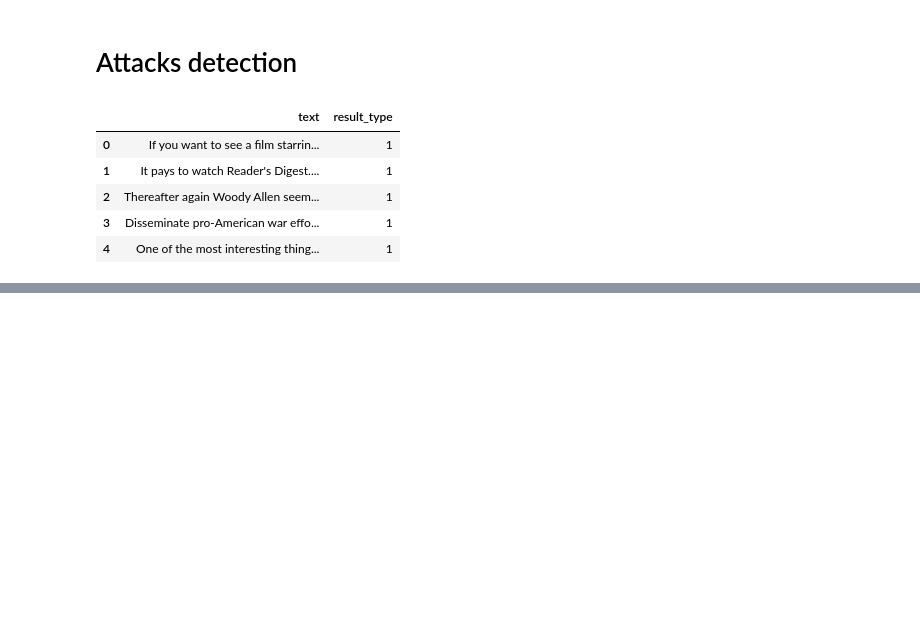
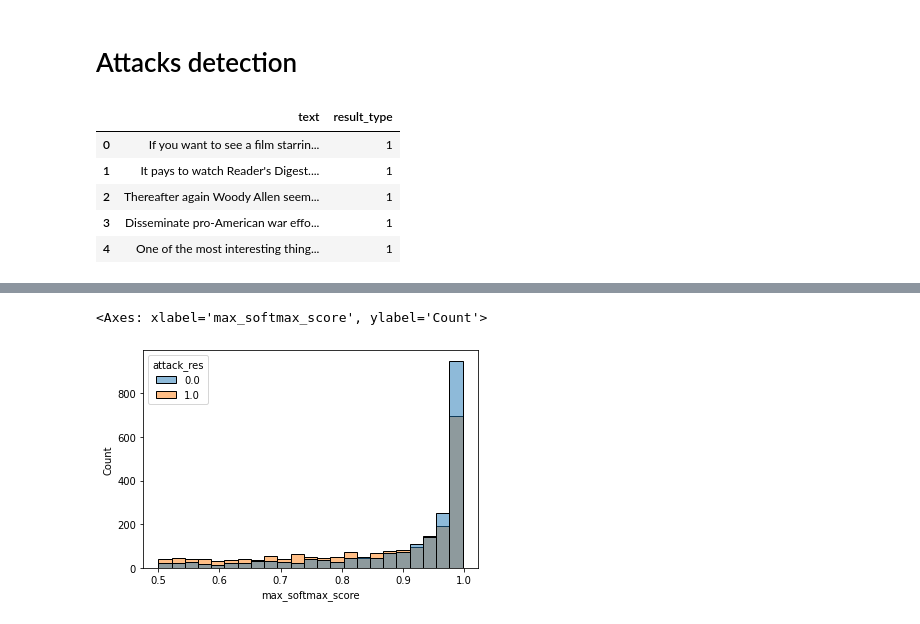
Before and after one commit to Tedonze/Adversarial_Attacks_NLP, a Jupyter notebook: scores.ipynb, the cells around one changed output, grey strips where cells are left out. Saved outputs shown, nothing was run; the diff lists cells and outputs as text; code cells hidden in the pictures; blank space fills up the shorter version.

```diff
--- a/scores.ipynb
+++ b/scores.ipynb
@@ -439,0 +466,5 @@ tensor([0.5027, 0.5016, 0.5083,  ..., 0.5015, 0.5025, 0.5004])
+# %%
+data = np.array([np.array(y_pred),np.array(attack_label_real), prob, np.array(doc_alpha)])
+# %%
+dataset = pd.DataFrame({'target': data[0, :],'attack_res': data[1, :], 'max_softmax_score': data[2, :], 'doctor_score': data[3, :]})
+dataset.head()
@@ -439,0 +478,6 @@ tensor([0.5027, 0.5016, 0.5083,  ..., 0.5015, 0.5025, 0.5004])
+# %%
+import seaborn as sns
+sns.histplot(data=dataset, x="max_softmax_score", hue="attack_res")
+# %% [output]
+<Axes: xlabel='max_softmax_score', ylabel='Count'>
+[figure, added]
```
Also changed, not shown: parts of 21 cells of this notebook.
